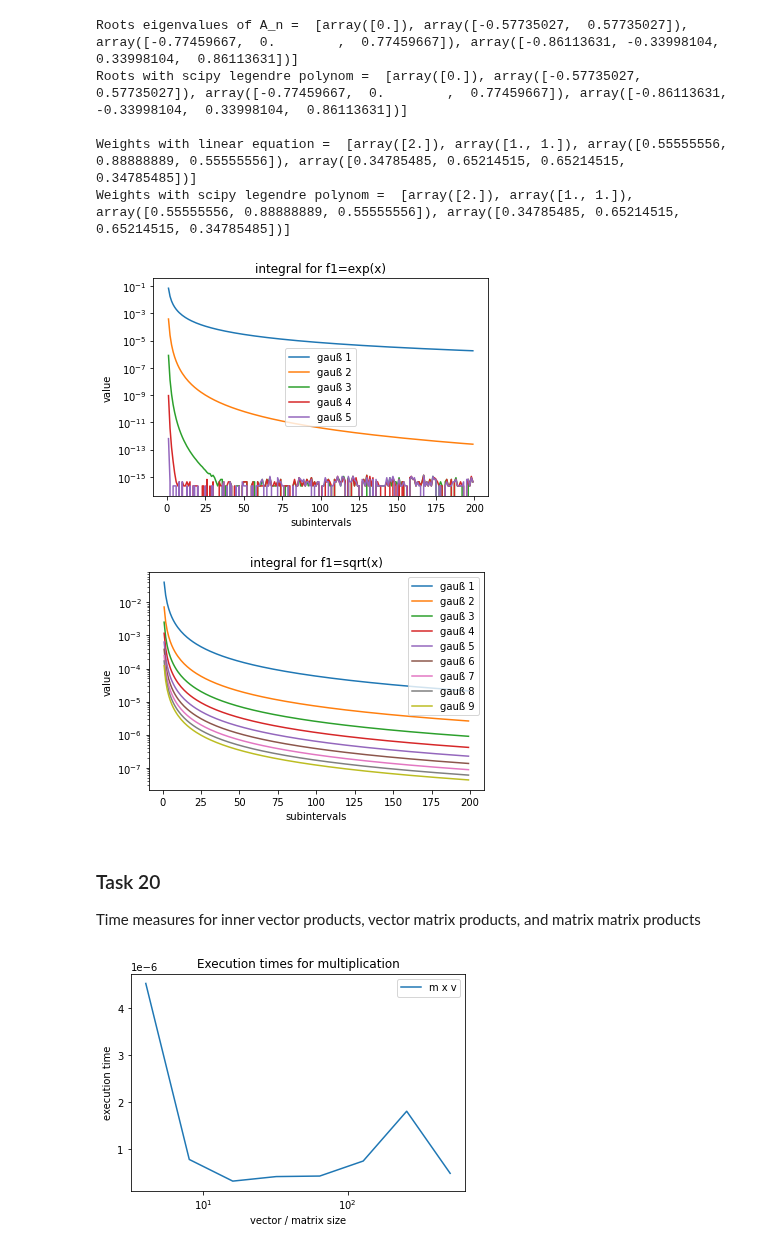
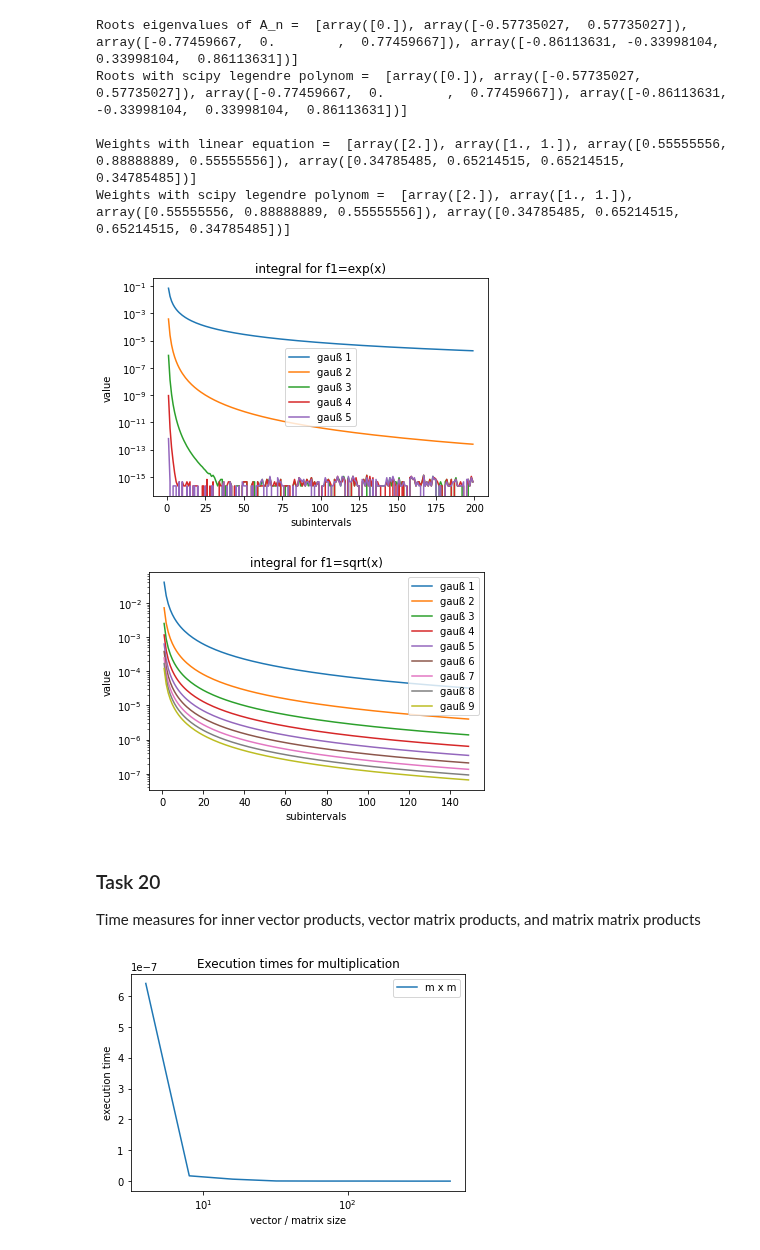
Before and after one commit to jakobtroidl/cn_exercise, a Jupyter notebook: Troidl_Ex5.ipynb, the cells around one changed output. Saved outputs shown, nothing was run; the diff lists cells and outputs as text; code cells hidden in the pictures.

```diff
--- a/Troidl_Ex5.ipynb
+++ b/Troidl_Ex5.ipynb
@@ -43,7 +45,7 @@ x = np.linspace(-1,1,100)
 legendre polynom of degree n
 # %%
 for n in N:
-    ln, tmp, tmp2 = legendre_polynom(n,x)
+    ln, tmp, tmp2 = legendre(n,x)
     plt.plot(x, ln, label="n={0}".format(n))
 plt.title("Legendre polynom Ln")
 plt.legend()
@@ -67,6 +69,6 @@ roots = eigenvalues of A_n & weights = linear equation with integral of monomial
 roots_eigenvalues = []
 weights_linequ = []
 for n in N:
-    tmp, roots, weights = legendre_polynom(n,x)
+    tmp, roots, weights = legendre(n,x)
     roots_eigenvalues.append(roots)
     weights_linequ.append(weights)
@@ -73,11 +77,10 @@ for n in N:
 # %%
-# control: roots of legendre polynom scipy
-roots_scipy = []
-weights_scipy = []
+roots_gt = []
+weights_gt = []
 for n in N:
     roots, weights = sps.roots_legendre(n)
-    roots_scipy.append(roots)
-    weights_scipy.append(weights)
+    roots_gt.append(roots)
+    weights_gt.append(weights)
 # %%
 print("Roots eigenvalues of A_n = ", roots_eigenvalues[:4])
 print("Roots with scipy legendre polynom = ", roots_scipy[:4])
@@ -97,12 +100,7 @@ integral1 = np.e-1
 integral2 = 2/3
 # %%
 def num_int(f, a, b, m, c, w):
-    """
-    Numerical integration of function f
-    with composite rule given by reference points c and weights w
-    in interval [a,b] with m subintervals
-    Exercise 15
-    """
+
     # step size
     h = (b - a) / m
     # go through each subinterval
@@ -112,43 +110,44 @@ def num_int(f, a, b, m, c, w):
         x_j = a+j*h
         # calc rule for subinterval
         for c_, w_ in zip(c, w):
             sum2 += w_*f(x_j+c_*h)
         sum1 += h*sum2
     return sum1
 
-def transform_points_weights(ref, weights):
-    ref_transformed = [0.5*(1+c) for c in ref]
-    weights_transformed = [0.5*w for w in weights]
-    return ref_transformed, weights_transformed
+def transform(ref, weights):
+    rt = [0.5*(1+c) for c in ref]
+    wt = [0.5*w for w in weights]
+    return rt, wt
 
 # exp(x)
 M = 200
 for n in range(1,6):
-    ln, roots, weights = legendre_polynom(n, np.linspace(-1,1,200))
-    c, w = transform_points_weights(roots, weights)
+    ln, roots, weights = legendre(n, np.linspace(-1,1,200))
+    c, w = transform(roots, weights)
     plt.plot(range(1,M), [np.abs(integral1 - num_int(f1, 0, 1, m, c, w)) for m in range(1,M)], label="gauß {0}".format(n))
+
 plt.title("integral for f1=exp(x)")
 plt.xlabel("subintervals")
 plt.ylabel("value")
 plt.legend()
 plt.yscale("log")
 plt.show()
 
 # sqrt(x)
-M = 200
+M = 150
 for n in range(1,10):
-    ln, roots, weights = legendre_polynom(n, np.linspace(-1,1,200))
-    c, w = transform_points_weights(roots, weights)
+    ln, roots, weights = legendre(n, np.linspace(-1,1,200))
+    c, w = transform(roots, weights)
     plt.plot(range(1,M), [np.abs(integral2 - num_int(f2, 0, 1, m, c, w)) for m in range(1,M)], label="gauß {0}".format(n))
 plt.title("integral for f1=sqrt(x)")
 plt.xlabel("subintervals")
 plt.ylabel("value")
 plt.legend()
 plt.yscale("log")
 plt.show()
 # %% [output]
 [figure]
-[figure, old version]
+[figure, new version]
 # %% [markdown]
 ### Task 20
 Time measures for inner vector products, vector matrix products, and matrix matrix products
@@ -187,13 +186,13 @@ mat_vec_times = np.zeros(len(n))
 mat_mat_times = np.zeros(len(n))
 
 for i in range(0, len(n)):
-    #vec_vec_times[i] = vec_x_vec(n[i])
-    mat_vec_times[i] = mat_x_vec(n[i]) / n[i]**2
-    #mat_mat_times[i] = mat_x_mat(n[i])
+    #vec_vec_times[i] = vec_x_vec(n[i]) / n[i]**2
+    #mat_vec_times[i] = mat_x_vec(n[i]) / n[i]**2
+    mat_mat_times[i] = mat_x_mat(n[i]) / n[i]**3
 
 #plt.plot(n, vec_vec_times, label="v x v")
-plt.plot(n, mat_vec_times, label="m x v")
-#plt.plot(n, mat_mat_times, label="m x m")
+#plt.plot(n, mat_vec_times, label="m x v")
+plt.plot(n, mat_mat_times, label="m x m")
 
 plt.title("Execution times for multiplication")
 plt.xlabel("vector / matrix size")
@@ -202,4 +201,4 @@ plt.xscale("symlog")
 plt.legend()
 plt.show()
 # %% [output]
-[figure, old version]
+[figure, new version]
```
Also changed, not shown: parts of 3 cells of this notebook, 2 other files.
